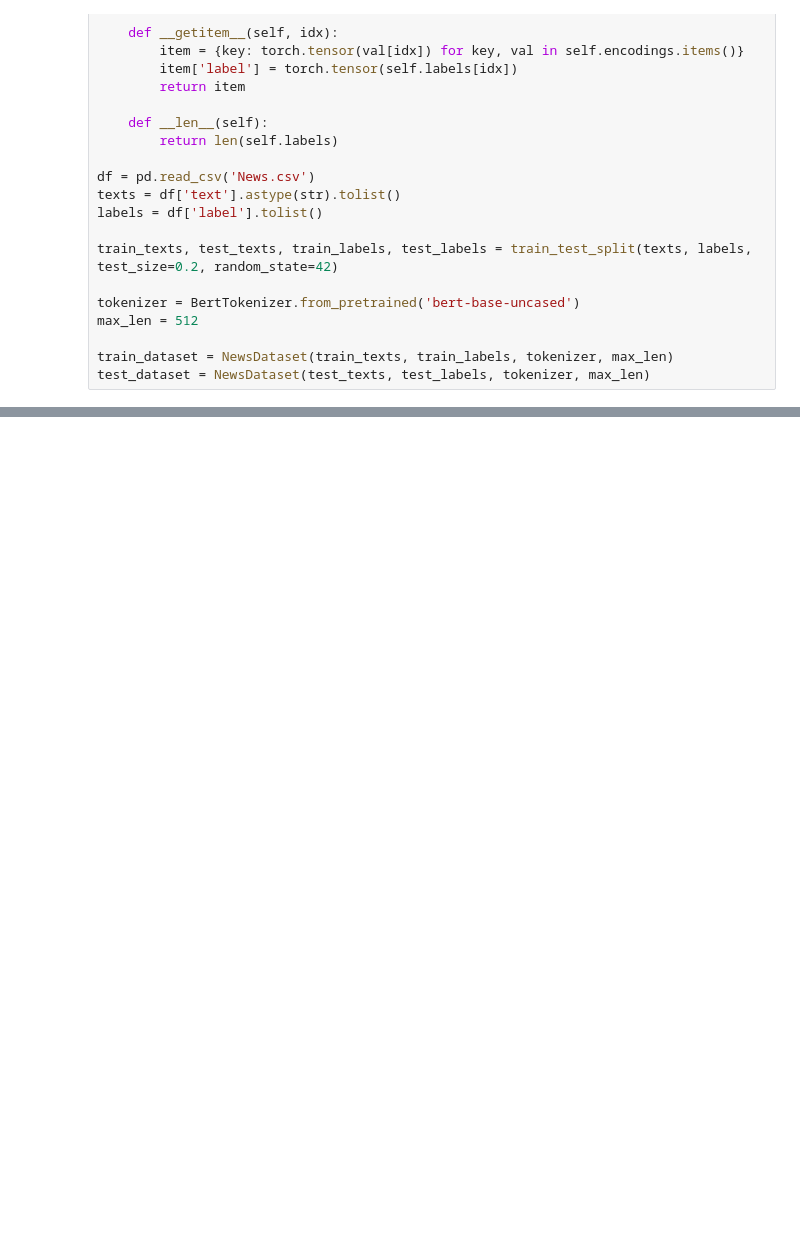
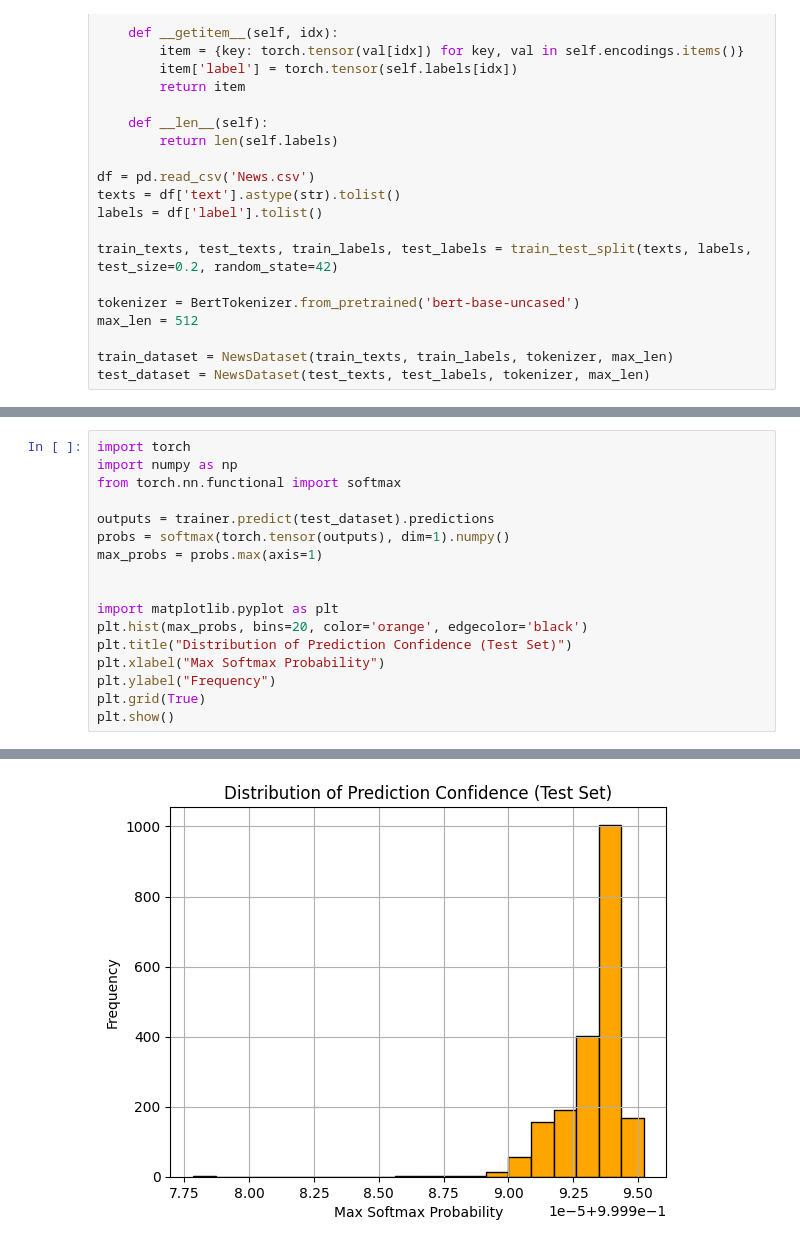
Before and after one commit to Bohan1Zhang/Fake-News-Detection-, a Jupyter notebook: NLP.ipynb, the cells around one changed output, grey strips where cells are left out. Drawn from its saved outputs; the diff is of its cells as text; blank space fills up the shorter version.

```diff
--- a/NLP.ipynb
+++ b/NLP.ipynb
@@ -226,0 +295,18 @@ weighted avg     1.0000    1.0000    1.0000       200
+# %%
+import torch
+import numpy as np
+from torch.nn.functional import softmax
+
+outputs = trainer.predict(test_dataset).predictions
+probs = softmax(torch.tensor(outputs), dim=1).numpy()
+max_probs = probs.max(axis=1)
+
+
+import matplotlib.pyplot as plt
+plt.hist(max_probs, bins=20, color='orange', edgecolor='black')
+plt.title("Distribution of Prediction Confidence (Test Set)")
+plt.xlabel("Max Softmax Probability")
+plt.ylabel("Frequency")
+plt.grid(True)
+plt.show()
+# %% [output]
@@ -226,0 +314 @@ weighted avg     1.0000    1.0000    1.0000       200
+[figure, added]
```
Also changed, not shown: parts of 8 cells of this notebook, 5 other files.
